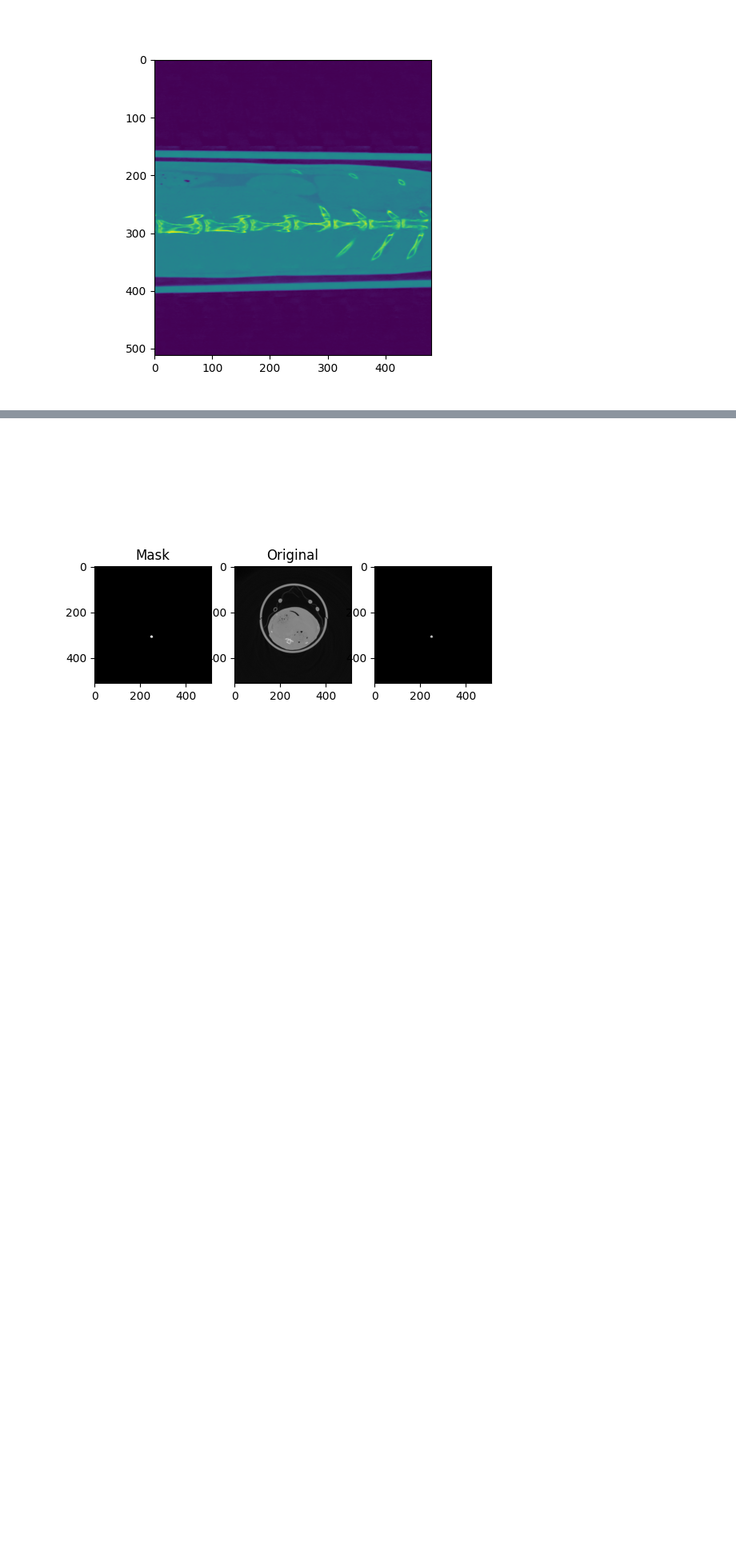
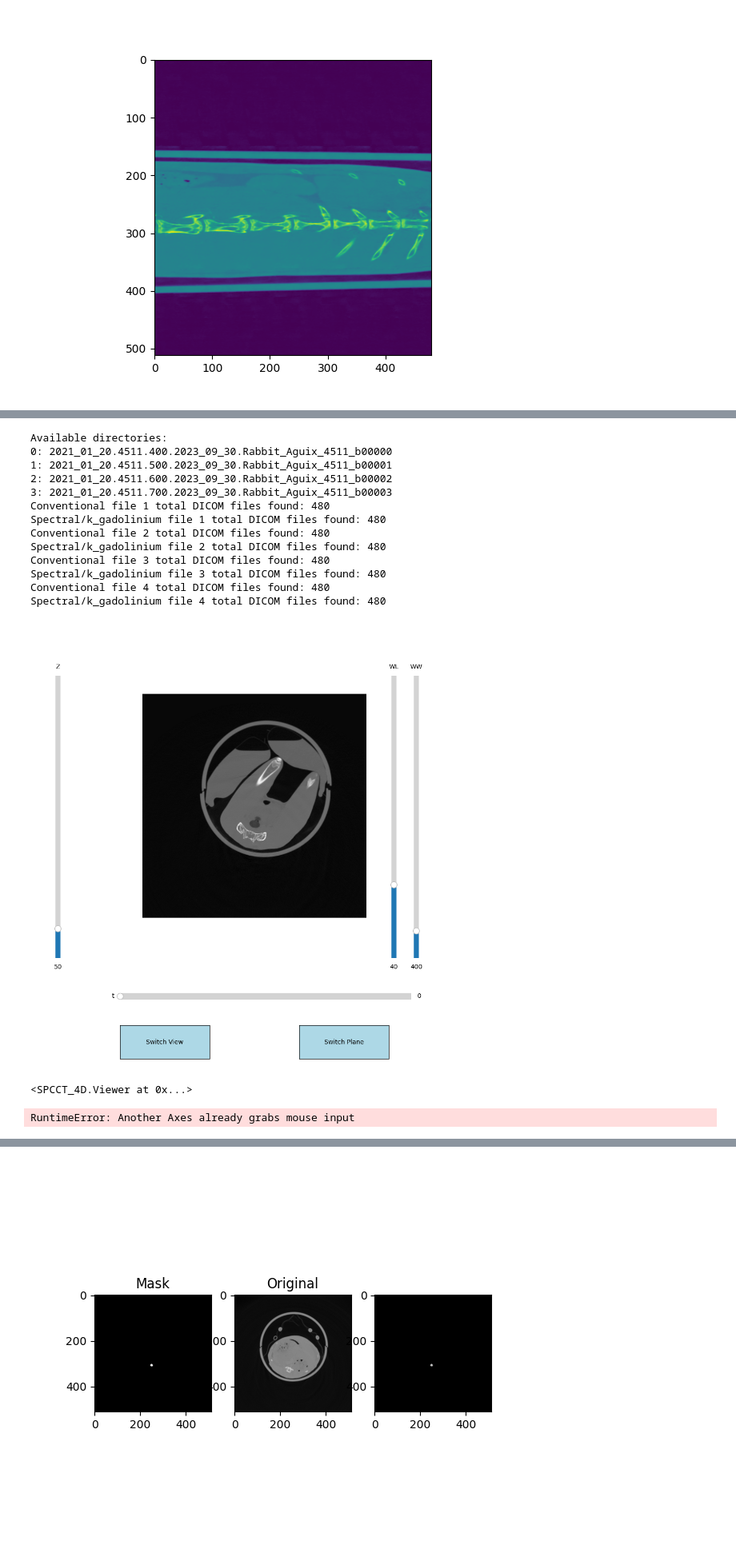
Before and after one commit to dandycodingpipe/pyKOLOR, a Jupyter notebook: notebook.ipynb, the cells around one changed output, grey strips where cells are left out. Shown at 80% size. Cells and saved outputs as stored; diff of their text form; code cells hidden in the pictures; blank space fills up the shorter version.

```diff
--- a/notebook.ipynb
+++ b/notebook.ipynb
@@ -194,3 +171,24 @@ Spectral\k_gadolinium file 5 total DICOM files found: 480
+# %%
+%matplotlib widget
+echantillon = Sample("5")
+Viewer(echantillon)
+# %% [output]
+Available directories:
+0: 2021_01_20.4511.400.2023_09_30.Rabbit_Aguix_4511_b00000
+1: 2021_01_20.4511.500.2023_09_30.Rabbit_Aguix_4511_b00001
+2: 2021_01_20.4511.600.2023_09_30.Rabbit_Aguix_4511_b00002
+3: 2021_01_20.4511.700.2023_09_30.Rabbit_Aguix_4511_b00003
+Conventional file 1 total DICOM files found: 480
+Spectral/k_gadolinium file 1 total DICOM files found: 480
+Conventional file 2 total DICOM files found: 480
+Spectral/k_gadolinium file 2 total DICOM files found: 480
+Conventional file 3 total DICOM files found: 480
+Spectral/k_gadolinium file 3 total DICOM files found: 480
+Conventional file 4 total DICOM files found: 480
+Spectral/k_gadolinium file 4 total DICOM files found: 480
+[figure, added]
+<SPCCT_4D.Viewer at 0x...>
+RuntimeError: Another Axes already grabs mouse input
 # %%
 #Viewer(s2)
 %matplotlib widget
```
Also changed, not shown: parts of 4 cells of this notebook, 6 other files.
